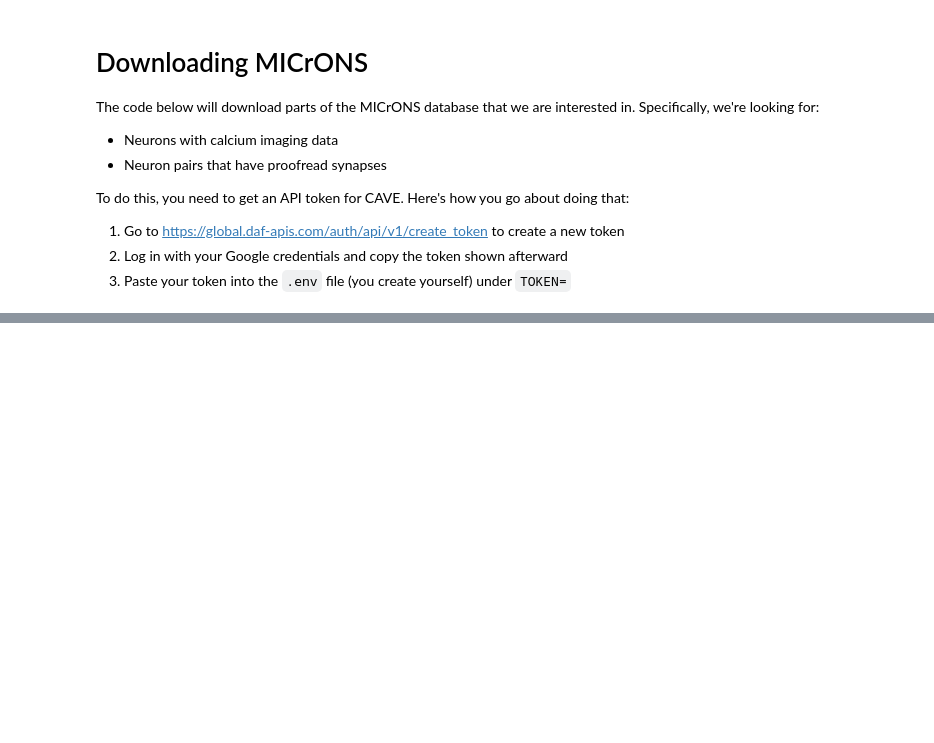
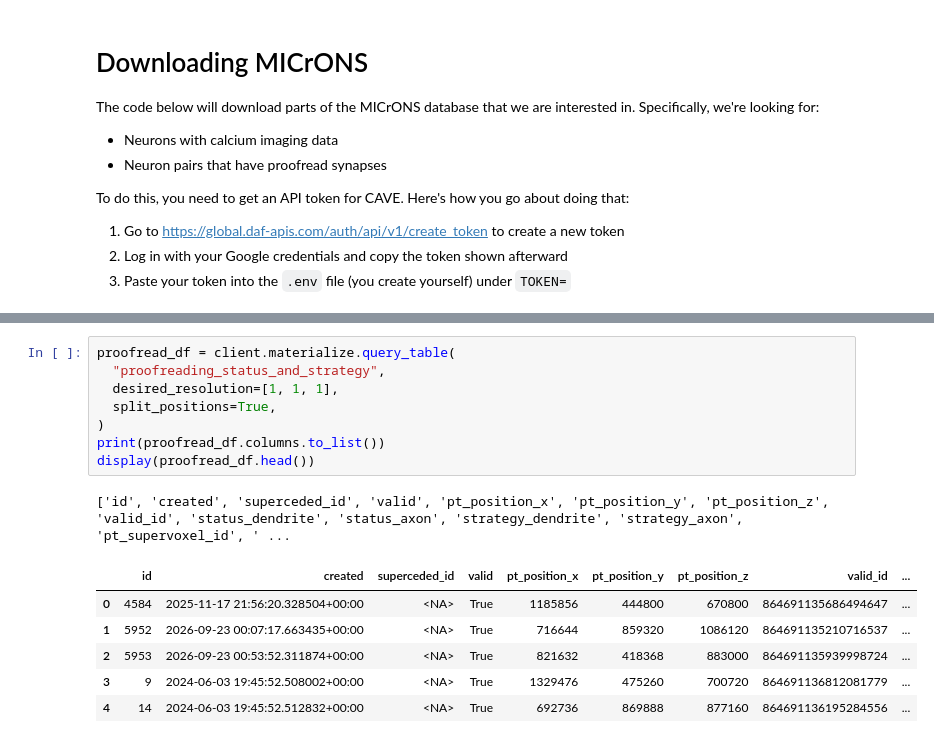
Before and after one commit to 12Jeef/NTAB_F26_Connectomics, a Jupyter notebook: jeffrey/main.ipynb, the cells around one changed output, grey strips where cells are left out. Cells and saved outputs as stored; diff of their text form; blank space fills up the shorter version.

```diff
--- a/jeffrey/main.ipynb
+++ b/jeffrey/main.ipynb
@@ -42,0 +50,16 @@ client = CAVEclient(
+# %%
+proofread_df = client.materialize.query_table(
+  "proofreading_status_and_strategy",
+  desired_resolution=[1, 1, 1],
+  split_positions=True,
+)
+print(proofread_df.columns.to_list())
+display(proofread_df.head())
+# %% [output]
+['id', 'created', 'superceded_id', 'valid', 'pt_position_x', 'pt_position_y', 'pt_position_z', 'valid_id', 'status_dendrite', 'status_axon', 'strategy_dendrite', 'strategy_axon', 'pt_supervoxel_id', ' ...
+|  | id | created | superceded_id | valid | pt_position_x | pt_position_y | pt_position_z | valid_id | ... |
+| 0 | 4584 | 2025-11-17 21:56:20.328504+00:00 | <NA> | True | 1185856 | 444800 | 670800 | 864691135686494647 | ... |
+| 1 | 5952 | 2026-09-23 00:07:17.663435+00:00 | <NA> | True | 716644 | 859320 | 1086120 | 864691135210716537 | ... |
+| 2 | 5953 | 2026-09-23 00:53:52.311874+00:00 | <NA> | True | 821632 | 418368 | 883000 | 864691135939998724 | ... |
+| 3 | 9 | 2024-06-03 19:45:52.508002+00:00 | <NA> | True | 1329476 | 475260 | 700720 | 864691136812081779 | ... |
+| 4 | 14 | 2024-06-03 19:45:52.512832+00:00 | <NA> | True | 692736 | 869888 | 877160 | 864691136195284556 | ... |
```
Also changed, not shown: parts of 20 cells of this notebook, 1 other file.
